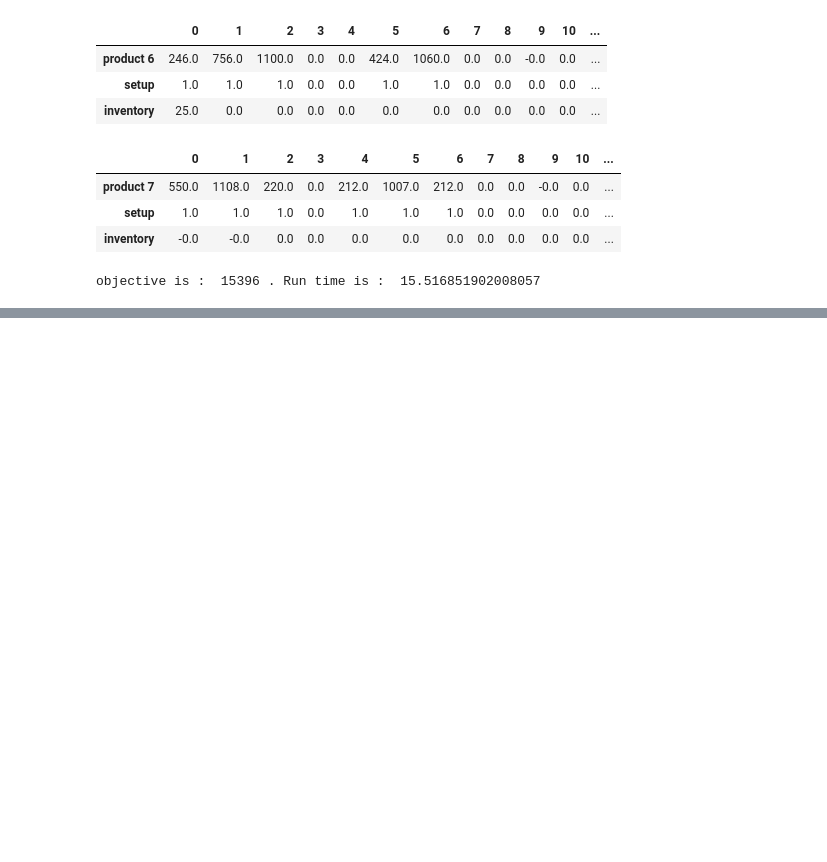
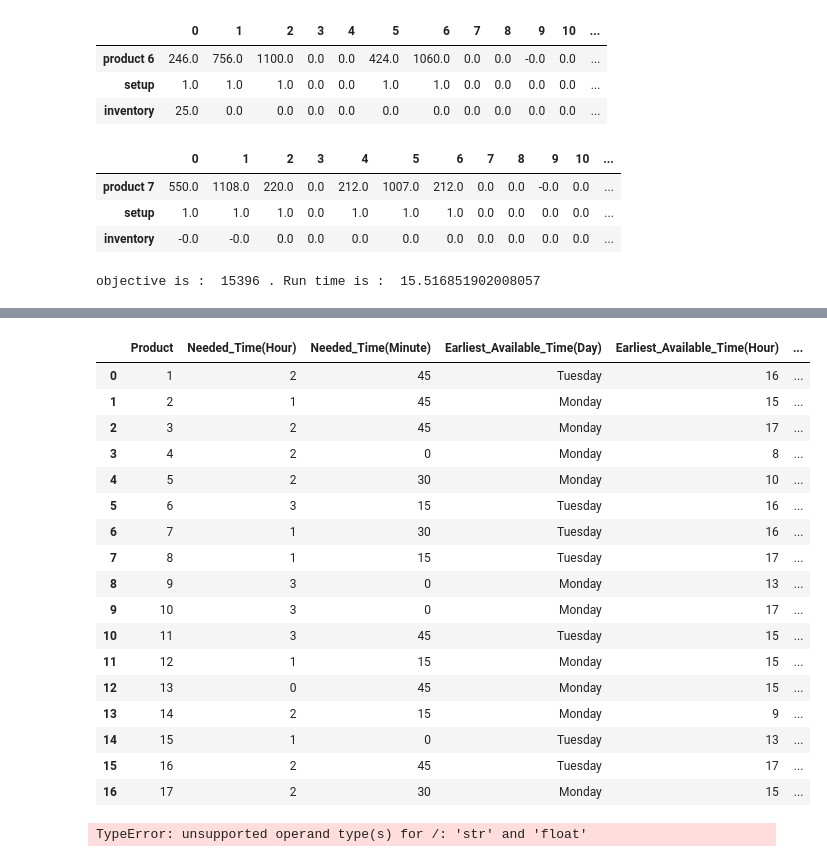
Before and after one commit to Ualh/operation_management, a Jupyter notebook: group7.ipynb, the cells around one changed output, grey strips where cells are left out. Saved outputs shown, nothing was run; the diff lists cells and outputs as text; code cells hidden in the pictures; blank space fills up the shorter version.

```diff
--- a/group7.ipynb
+++ b/group7.ipynb
@@ -808,0 +835,50 @@ objective is :  15396 . Run time is :  15.516851902008057
+# %%
+data = pd.read_csv('data/data_project_1.csv')
+data
+# %% [output]
+|  | Product | Needed_Time(Hour) | Needed_Time(Minute) | Earliest_Available_Time(Day) | Earliest_Available_Time(Hour) | ... |
+| 0 | 1 | 2 | 45 | Tuesday | 16 | ... |
+| 1 | 2 | 1 | 45 | Monday | 15 | ... |
+| 2 | 3 | 2 | 45 | Monday | 17 | ... |
+| 3 | 4 | 2 | 0 | Monday | 8 | ... |
+| 4 | 5 | 2 | 30 | Monday | 10 | ... |
+| 5 | 6 | 3 | 15 | Tuesday | 16 | ... |
+| 6 | 7 | 1 | 30 | Tuesday | 16 | ... |
+| 7 | 8 | 1 | 15 | Tuesday | 17 | ... |
+| 8 | 9 | 3 | 0 | Monday | 13 | ... |
+| 9 | 10 | 3 | 0 | Monday | 17 | ... |
+| 10 | 11 | 3 | 45 | Tuesday | 15 | ... |
+| 11 | 12 | 1 | 15 | Monday | 15 | ... |
+| 12 | 13 | 0 | 45 | Monday | 15 | ... |
+| 13 | 14 | 2 | 15 | Monday | 9 | ... |
+| 14 | 15 | 1 | 0 | Tuesday | 13 | ... |
+| 15 | 16 | 2 | 45 | Tuesday | 17 | ... |
+| 16 | 17 | 2 | 30 | Monday | 15 | ... |
+# %%
+# Load the CSV data using pandas
+data = pd.read_csv('data/data_project_1.csv')
+
+# Convert to a dictionary of jobs
+JOBS = {}
+days_to_hours = {"Monday": 0, "Tuesday": 24, "Wednesday": 48, "Thursday": 72, "Friday": 96}
+
+for entry in data:
+    product = entry[0]
+    duration_hours = entry[1] + entry[2] / 60.0  # Convert minutes to hours
+    earliest_day = entry[3]
+    earliest_hour = entry[4] + entry[5] / 60.0
+    due_day = entry[7]
+    due_hour = entry[8] + entry[9] / 60.0
+
+    # Calculate release and due times in hours from the start of the week
+    release_time = days_to_hours[earliest_day] + earliest_hour
+    due_time = days_to_hours[due_day] + due_hour
+
+    JOBS[product] = {'release': release_time, 'duration': duration_hours, 'due': due_time}
+
+# Assuming a scenario with three machines
+MACHINES = ['A', 'B', 'C']
+
+JOBS
+# %% [output]
+TypeError: unsupported operand type(s) for /: 'str' and 'float'
```
Also changed, not shown: parts of 8 cells of this notebook, 2 other files.
